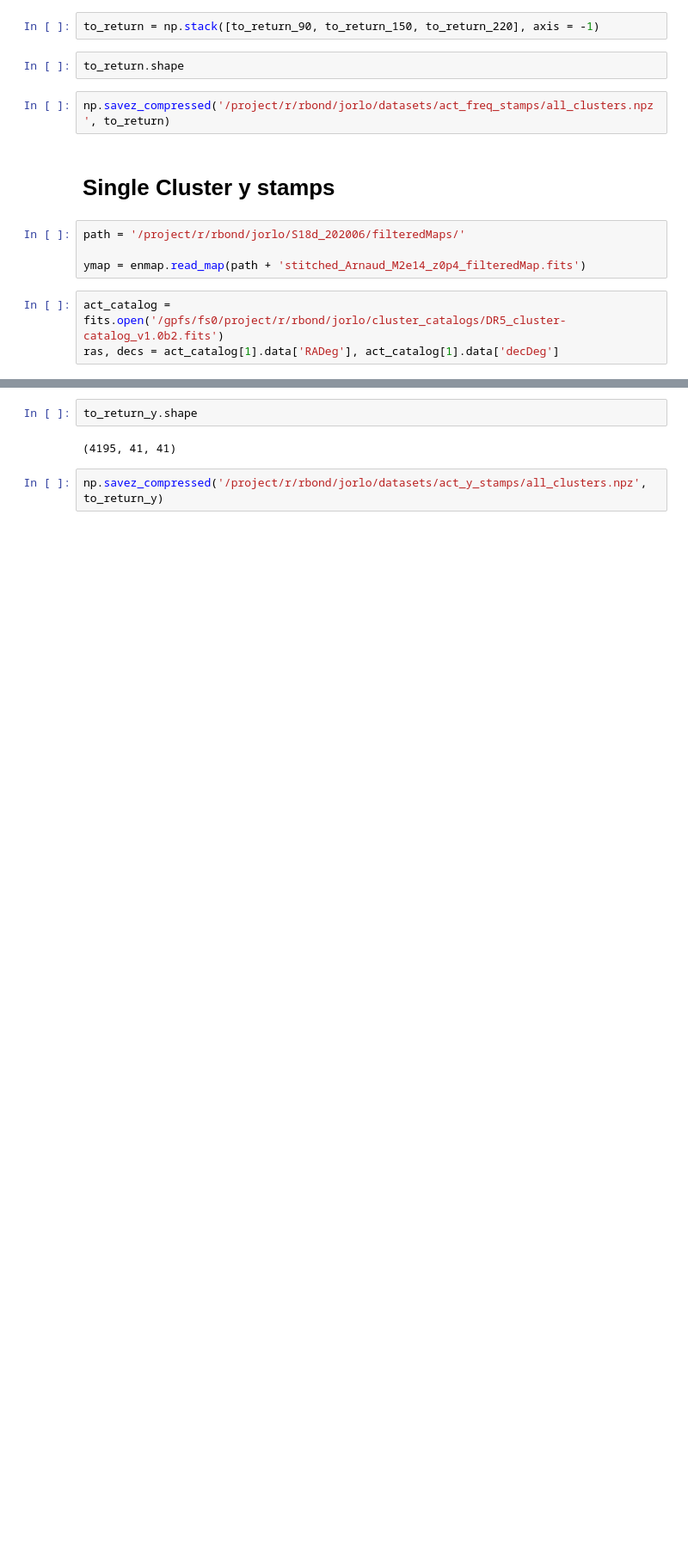
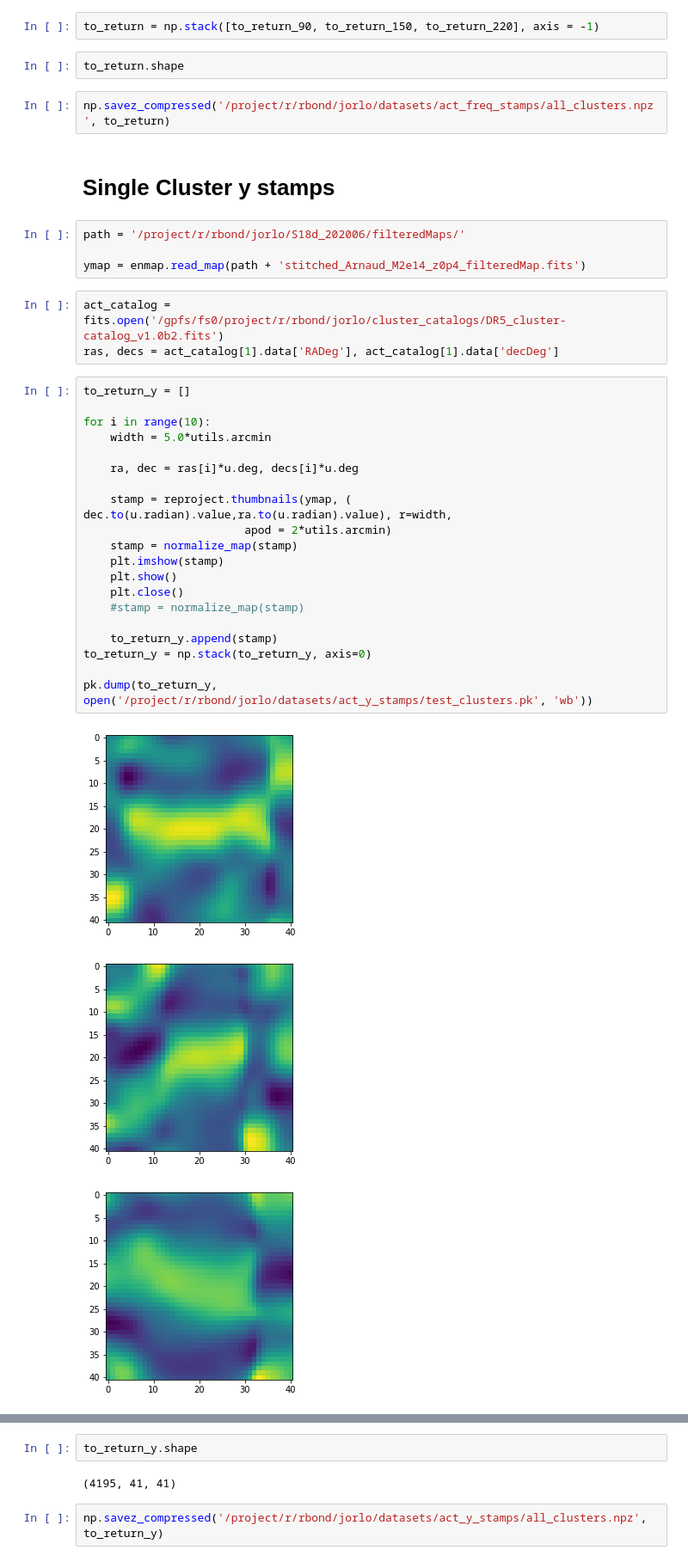
Before and after one commit to Sulla2012/ml-clusters, a Jupyter notebook: stamper_full.ipynb, the cells around one changed output, grey strips where cells are left out. Shown: that part at 86% size. Saved outputs shown, nothing was run; the diff lists cells and outputs as text; blank space fills up the shorter version.

```diff
--- a/stamper_full.ipynb
+++ b/stamper_full.ipynb
@@ -153,3 +156,27 @@ ymap = enmap.read_map(path + 'stitched_Arnaud_M2e14_z0p4_filteredMap.fits')
 # %%
 act_catalog = fits.open('/gpfs/fs0/project/r/rbond/jorlo/cluster_catalogs/DR5_cluster-catalog_v1.0b2.fits')
 ras, decs = act_catalog[1].data['RADeg'], act_catalog[1].data['decDeg']
+# %%
+to_return_y = []
+
+for i in range(10):
+    width = 5.0*utils.arcmin
+
+    ra, dec = ras[i]*u.deg, decs[i]*u.deg
+
+    stamp = reproject.thumbnails(ymap, ( dec.to(u.radian).value,ra.to(u.radian).value), r=width,
+                        apod = 2*utils.arcmin)
+    stamp = normalize_map(stamp)
+    plt.imshow(stamp)
+    plt.show()
+    plt.close()
+    #stamp = normalize_map(stamp)
+
+    to_return_y.append(stamp)
+to_return_y = np.stack(to_return_y, axis=0)
+
+pk.dump(to_return_y, open('/project/r/rbond/jorlo/datasets/act_y_stamps/test_clusters.pk', 'wb'))
+# %% [output]
+[figure, added]
+[figure, added]
+[figure, added]
```
Also changed, not shown: parts of 3 cells of this notebook, 2 other files.
